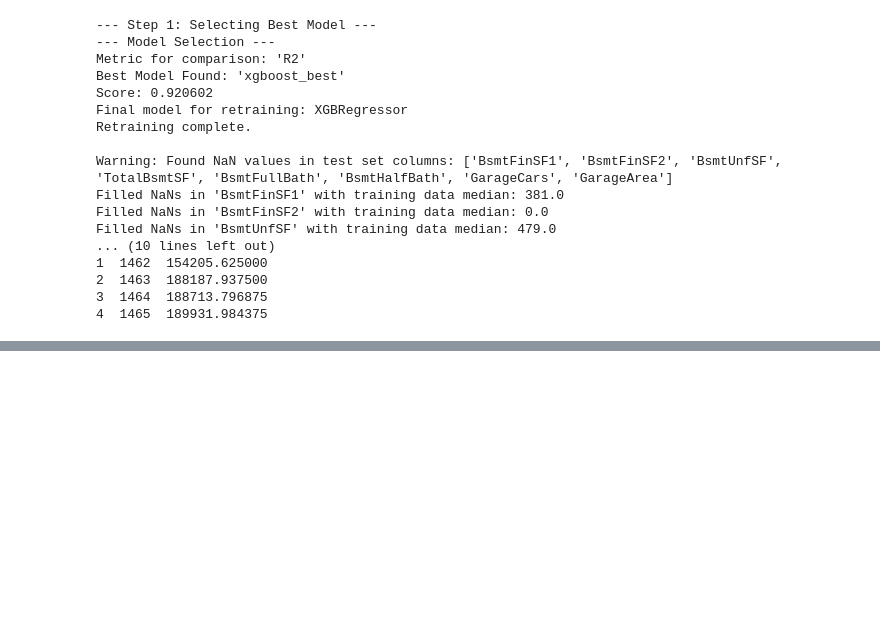
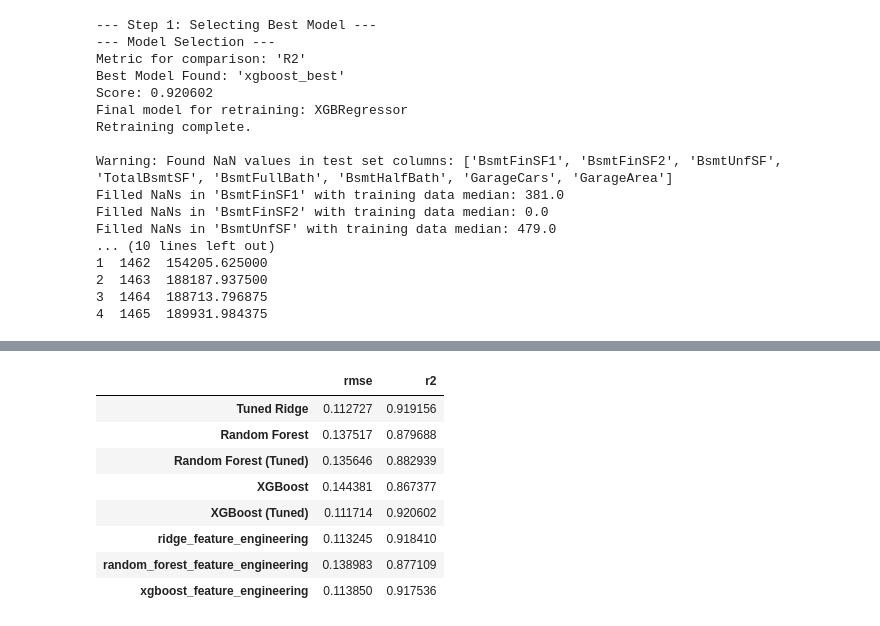
Before and after one commit to ilcors-dev/corsetti-house_prices_advanced_regression_techniques, a Jupyter notebook: challenge/main.ipynb, the cells around one changed output, grey strips where cells are left out. Drawn from its saved outputs; the diff is of its cells as text; code cells hidden in the pictures; blank space fills up the shorter version.

Commit message:
attempt to improve kaggle score with feature engineering and model retraining

```diff
--- a/challenge/main.ipynb
+++ b/challenge/main.ipynb
@@ -709,7 +709,9 @@ rf_random_search = RandomizedSearchCV(
     random_state=random_state
 )
 
-models['random_forest_best']['model'] = rf_random_search.fit(X_train, y_train)
+rf_random_search.fit(X_train, y_train)
+
+models['random_forest_best']['model'] = rf_random_search.best_estimator_
 # %%
 models['random_forest_best']['prediction'] = models['random_forest_best']['model'].predict(X_test)
 
@@ -977,0 +1000,94 @@ Filled NaNs in 'BsmtUnfSF' with training data median: 479.0
+# %%
+def add_features(df):
+    df['TotalSF'] = df['TotalBsmtSF'] + df['1stFlrSF'] + df['2ndFlrSF']
+    df['TotalBath'] = df['FullBath'] + 0.5 * df['HalfBath'] + df['BsmtFullBath'] + 0.5 * df['BsmtHalfBath']
+    df['TotalPorchSF'] = df['OpenPorchSF'] + df['EnclosedPorch'] + df['3SsnPorch'] + df['ScreenPorch']
+
+    df['HouseAge'] = df['YrSold'] - df['YearBuilt']
+    df['RemodelAge'] = df['YrSold'] - df['YearRemodAdd']
+
+    df['IsNew'] = (df['YrSold'] == df['YearBuilt']).astype(int)
+    df['WasRemodeled'] = (df['YearRemodAdd'] != df['YearBuilt']).astype(int)
+
+    df['OverallQual_x_TotalSF'] = df['OverallQual'] * df['TotalSF']
+    df['OverallQual_x_HouseAge'] = df['OverallQual'] * df['HouseAge']
+
+    return df
+# %%
+train_dataset = add_features(df_final.copy())
+test_dataset = add_features(df_test_final.copy())
+
+X = train_dataset.copy().drop([target_column, transformed_to_log_target_column], axis=1, errors='ignore')
+y = train_dataset.copy()[transformed_to_log_target_column]
+
+X_train, X_test, y_train, y_test = train_test_split(X, y, test_size=.2, random_state=random_state)
+
+models_to_evaluate = {
+    'ridge_feature_engineering': GridSearchCV(
+        estimator=Ridge(random_state=random_state),
+        param_grid={ 'alpha': np.logspace(-2, 3, 20) },
+        cv=5,
+        scoring='neg_mean_squared_error'
+    ),
+    'random_forest_feature_engineering': RandomizedSearchCV(
+        estimator=RandomForestRegressor(random_state=random_state),
+        param_distributions={
+            'n_estimators': [100, 200, 300, 500],
+            'max_depth': [10, 20, 30, None],
+            'min_samples_split': [2, 5, 10],
+            'min_samples_leaf': [1, 2, 4],
+            'max_features': [1.0, 'sqrt']
+        },
+        cv=5,
+        scoring='neg_mean_squared_error',
+        n_jobs=-1,
+        random_state=random_state
+    ),
+    'xgboost_feature_engineering': GridSearchCV(
+        estimator=xgb.XGBRegressor(random_state=random_state),
+        param_grid={
+            'max_depth': [3, 4, 5],
+            'learning_rate': [0.05, 0.1, 0.2],
+            'n_estimators': [100, 200, 300],
+            'subsample': [0.8, 1.0]
+        },
+        cv=5,
+        scoring='neg_mean_squared_error',
+        n_jobs=-1
+    )
+}
+
+for name, searcher in models_to_evaluate.items():
+    models[name] = {
+        'model': None,
+        'prediction': None,
+        'metrics': {}
+    }
+
+    searcher.fit(X_train, y_train)
+
+    models[name]['model'] = searcher.best_estimator_
+    models[name]['prediction'] = models[name]['model'].predict(X_test)
+
+    models[name]['metrics']['mse'] = mean_squared_error(y_test, models[name]['prediction'])
+    models[name]['metrics']['rmse'] = np.sqrt(models[name]['metrics']['mse'])
+    models[name]['metrics']['r2'] = r2_score(y_test, models[name]['prediction'])
+
+    comparison_data[name] = {
+        'rmse': models[name]['metrics']['rmse'],
+        'r2': models[name]['metrics']['r2']
+    }
+
+comparison_df = pd.DataFrame.from_dict(comparison_data, orient='index')
+
+comparison_df
+# %% [output]
+|  | rmse | r2 |
+| Tuned Ridge | 0.112727 | 0.919156 |
+| Random Forest | 0.137517 | 0.879688 |
+| Random Forest (Tuned) | 0.135646 | 0.882939 |
+| XGBoost | 0.144381 | 0.867377 |
+| XGBoost (Tuned) | 0.111714 | 0.920602 |
+| ridge_feature_engineering | 0.113245 | 0.918410 |
+| random_forest_feature_engineering | 0.138983 | 0.877109 |
+| xgboost_feature_engineering | 0.113850 | 0.917536 |
```
Also changed, not shown: parts of 6 cells of this notebook.
